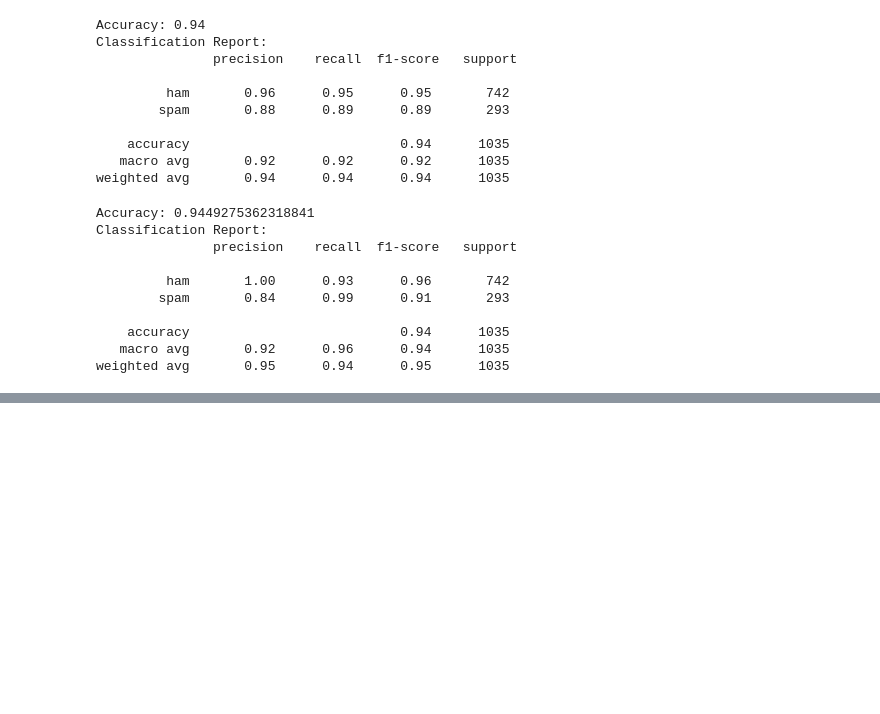
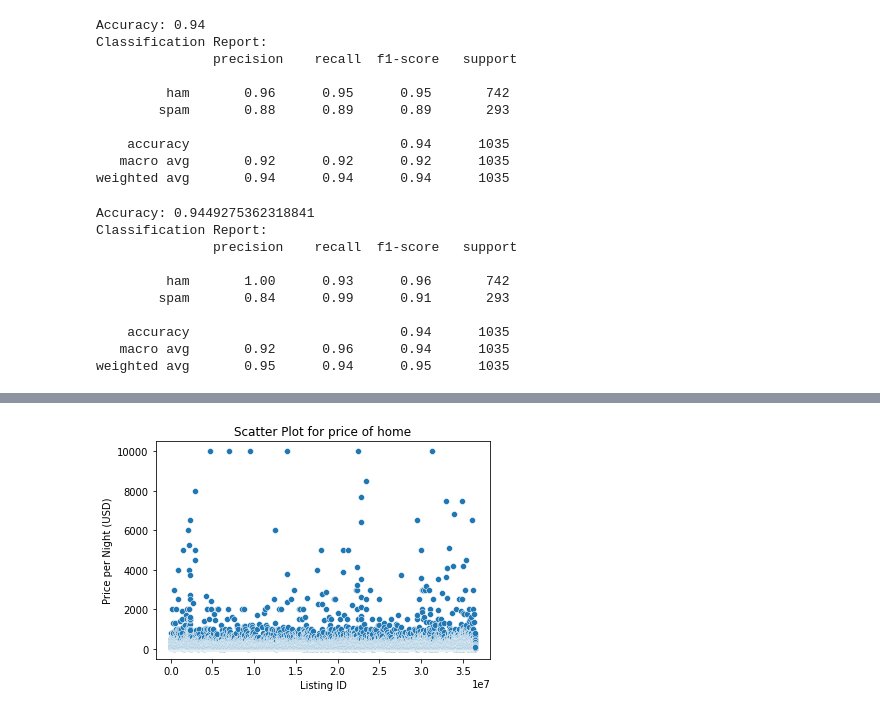
Before and after one commit to dhruvRj18/Fall2023--AI-Algo, a Jupyter notebook: students-submissions/8681628/lab2.ipynb, the cells around one changed output, grey strips where cells are left out. Saved outputs shown, nothing was run; the diff lists cells and outputs as text; code cells hidden in the pictures; blank space fills up the shorter version.

Commit message:
feat: part b added for data cleaning

```diff
--- a/students-submissions/8681628/lab2.ipynb
+++ b/students-submissions/8681628/lab2.ipynb
@@ -126,0 +131,3 @@ weighted avg       0.95      0.94      0.95      1035
+# %%
+df_b = pd.read_csv("F:\Conestoga\AI and Algo\Fall2023--AI-Algo\practical_labs\datasets\Lab_2\AB_NYC_2019.csv")
+df_b
@@ -126,0 +148,13 @@ weighted avg       0.95      0.94      0.95      1035
+# %%
+import seaborn as sns
+import matplotlib.pyplot as plt
+
+
+
+sns.scatterplot(x='id', y='price', data=df_b)
+plt.xlabel('Listing ID')
+plt.ylabel('Price per Night (USD)')
+plt.title('Scatter Plot for price of home')
+plt.show()
+# %% [output]
+[figure, added]
```
Also changed, not shown: parts of 11 cells of this notebook.
